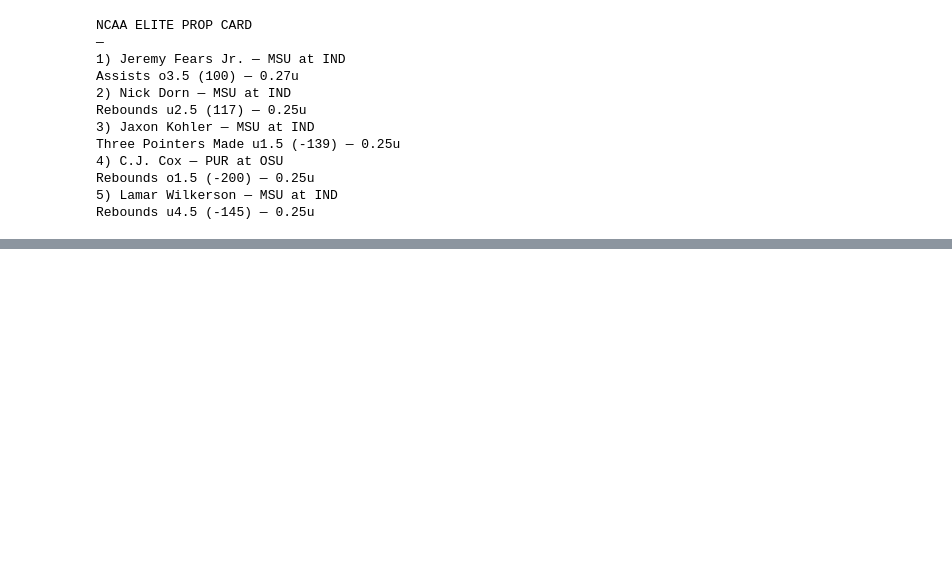
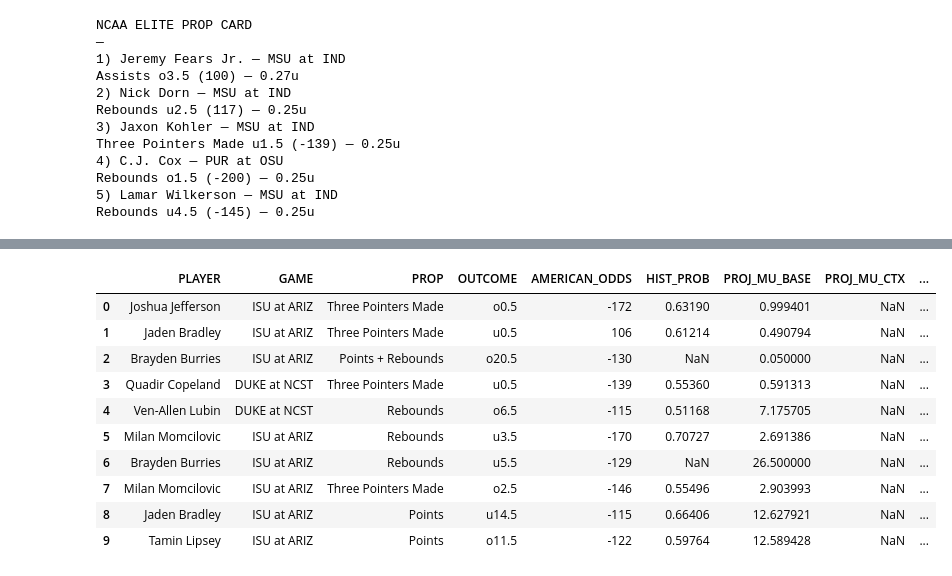
Before and after one commit to dchav12/New-stable-, a Jupyter notebook: NCAA_Player_Prop_hit_rater.ipynb, the cells around one changed output, grey strips where cells are left out. Saved outputs shown, nothing was run; the diff lists cells and outputs as text; code cells hidden in the pictures; blank space fills up the shorter version.

```diff
--- a/NCAA_Player_Prop_hit_rater.ipynb
+++ b/NCAA_Player_Prop_hit_rater.ipynb
@@ -11031,0 +11372,60 @@ Rebounds u4.5 (-145) — 0.25u
+# %%
+import numpy as np
+
+# z-scores for context
+def_z = (df["ESPN_OPP_DEF_PPG_PROXY"] - df["ESPN_OPP_DEF_PPG_PROXY"].median()) / df["ESPN_OPP_DEF_PPG_PROXY"].std()
+pace_z = (df["ESPN_PACE_PROXY"] - df["ESPN_PACE_PROXY"].median()) / df["ESPN_PACE_PROXY"].std()
+
+# Coefs (same “conservative” 3/1 style)
+DEF_COEF  = -0.06
+PACE_COEF =  0.04
+
+df["PROJ_MU_SHIFT"] = (DEF_COEF*def_z + PACE_COEF*pace_z) * df["PROJ_MU_BASE"]
+df["PROJ_MU_CTX"]   = (df["PROJ_MU_BASE"] + df["PROJ_MU_SHIFT"]).clip(lower=0.05)
+
+df["PROJ_PROB_CTX"] = df.apply(lambda r: prob_from_mu(r.LINE, r.PROJ_MU_CTX, r.DIST_USED, r.SIDE), axis=1).clip(0.01,0.99)
+
+# Blend (proj slightly heavier, like 3/1/NCAA today)
+W_PROJ = 0.60
+df["BLEND_PROB"] = (W_PROJ*df["PROJ_PROB_CTX"] + (1-W_PROJ)*df["HIST_PROB"]).clip(0.01,0.99)
+
+# Injury sensitivity proxy (μ ±7%)
+def apply_mu(mu, direction="up"):
+    mu=float(mu)
+    bump = mu*0.07
+    return mu + bump if direction=="up" else max(0.05, mu - bump)
+
+p_up=[]
+p_dn=[]
+for r in df.itertuples():
+    p_up.append(prob_from_mu(r.LINE, apply_mu(r.PROJ_MU_CTX,"up"), r.DIST_USED, r.SIDE))
+    p_dn.append(prob_from_mu(r.LINE, apply_mu(r.PROJ_MU_CTX,"down"), r.DIST_USED, r.SIDE))
+
+p_up=np.array(p_up, dtype=float)
+p_dn=np.array(p_dn, dtype=float)
+
+df["INJ_SENS_ABS"] = np.abs(p_up - p_dn) * 100.0
+df["MU_SHIFT_ABS"] = np.abs(df["PROJ_MU_SHIFT"])
+
+# Mode A safe prob
+df["SAFE_PROB"] = (df["BLEND_PROB"]
+                   - (df["INJ_SENS_ABS"]/100.0)*0.18
+                   - (df["MU_SHIFT_ABS"]/df["PROJ_MU_BASE"].clip(0.1))*0.10
+                  ).clip(0.01,0.99)
+
+df["EV_SAFE_1U"] = df["SAFE_PROB"]*df["DEC_ODDS"] - 1
+
+display(df.head(10)[["PLAYER","GAME","PROP","OUTCOME","AMERICAN_ODDS","HIST_PROB","PROJ_MU_BASE","PROJ_MU_CTX",
+                     "PROJ_PROB_CTX","BLEND_PROB","SAFE_PROB","EV_SAFE_1U","ESPN_OPP_DEF_PPG_PROXY","ESPN_PACE_PROXY"]])
+# %% [output]
+|  | PLAYER | GAME | PROP | OUTCOME | AMERICAN_ODDS | HIST_PROB | PROJ_MU_BASE | PROJ_MU_CTX | ... |
+| 0 | Joshua Jefferson | ISU at ARIZ | Three Pointers Made | o0.5 | -172 | 0.63190 | 0.999401 | NaN | ... |
+| 1 | Jaden Bradley | ISU at ARIZ | Three Pointers Made | u0.5 | 106 | 0.61214 | 0.490794 | NaN | ... |
+| 2 | Brayden Burries | ISU at ARIZ | Points + Rebounds | o20.5 | -130 | NaN | 0.050000 | NaN | ... |
+| 3 | Quadir Copeland | DUKE at NCST | Three Pointers Made | u0.5 | -139 | 0.55360 | 0.591313 | NaN | ... |
+| 4 | Ven-Allen Lubin | DUKE at NCST | Rebounds | o6.5 | -115 | 0.51168 | 7.175705 | NaN | ... |
+| 5 | Milan Momcilovic | ISU at ARIZ | Rebounds | u3.5 | -170 | 0.70727 | 2.691386 | NaN | ... |
+| 6 | Brayden Burries | ISU at ARIZ | Rebounds | u5.5 | -129 | NaN | 26.500000 | NaN | ... |
+| 7 | Milan Momcilovic | ISU at ARIZ | Three Pointers Made | o2.5 | -146 | 0.55496 | 2.903993 | NaN | ... |
+| 8 | Jaden Bradley | ISU at ARIZ | Points | u14.5 | -115 | 0.66406 | 12.627921 | NaN | ... |
+| 9 | Tamin Lipsey | ISU at ARIZ | Points | o11.5 | -122 | 0.59764 | 12.589428 | NaN | ... |
```
Also changed, not shown: parts of 12 cells of this notebook.
